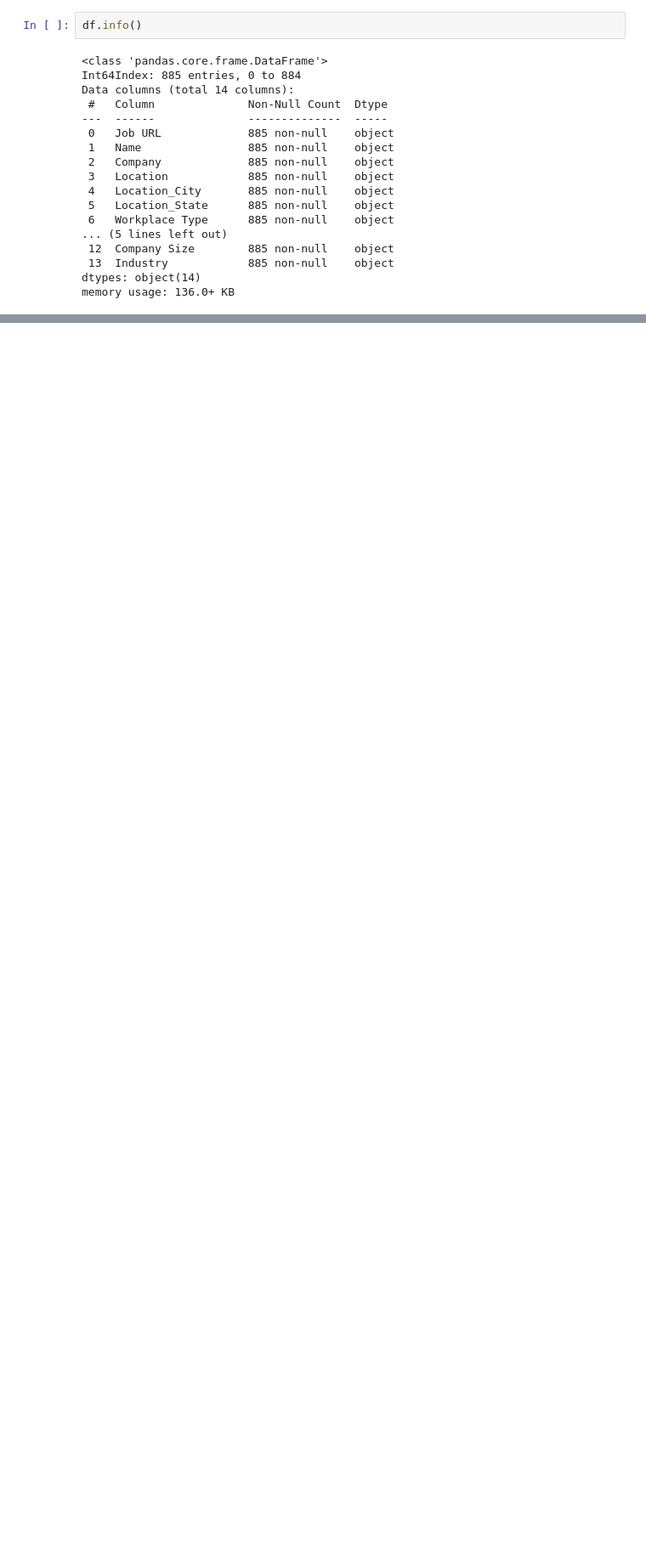
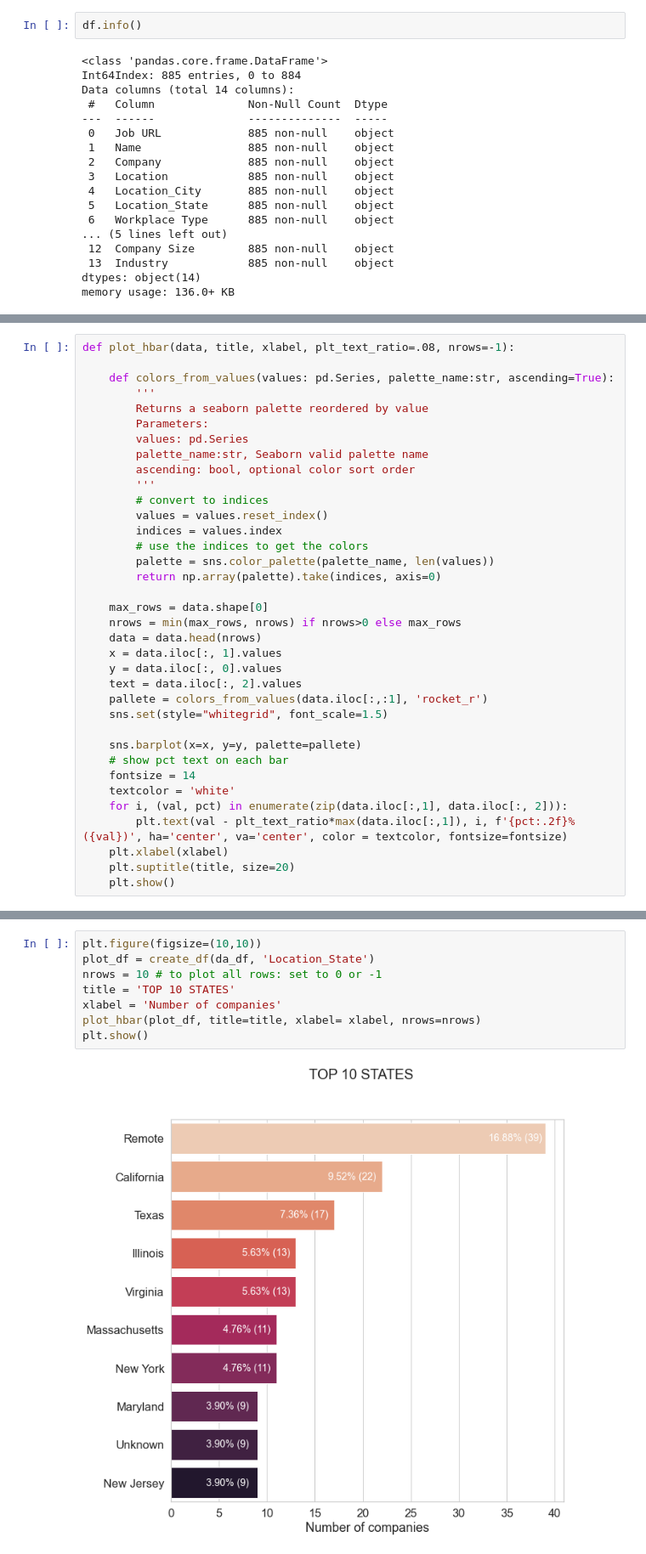
Before and after one commit to minhnnt97/linkedin-analysis, a Jupyter notebook: LinkedinJobAnalysis.ipynb, the cells around one changed output, grey strips where cells are left out. Shown: that part at 85% size. Drawn from its saved outputs; the diff is of its cells as text; blank space fills up the shorter version.

Commit message:
edit cleaning, added eda and visualization

```diff
--- a/LinkedinJobAnalysis.ipynb
+++ b/LinkedinJobAnalysis.ipynb
@@ -519,0 +563,36 @@ da_df[da_df['Level of Expertise']=='Entry level'].head()
+# %%
+def plot_hbar(data, title, xlabel, plt_text_ratio=.08, nrows=-1):
+
+    def colors_from_values(values: pd.Series, palette_name:str, ascending=True):
+        '''
+        Returns a seaborn palette reordered by value
+        Parameters:
+        values: pd.Series
+        palette_name:str, Seaborn valid palette name
+        ascending: bool, optional color sort order
+        '''
+        # convert to indices
+        values = values.reset_index()
+        indices = values.index
+        # use the indices to get the colors
+        palette = sns.color_palette(palette_name, len(values))
+        return np.array(palette).take(indices, axis=0)
+
+    max_rows = data.shape[0]
+    nrows = min(max_rows, nrows) if nrows>0 else max_rows
+    data = data.head(nrows)
+    x = data.iloc[:, 1].values
+    y = data.iloc[:, 0].values
+    text = data.iloc[:, 2].values
+    pallete = colors_from_values(data.iloc[:,:1], 'rocket_r')
+    sns.set(style="whitegrid", font_scale=1.5)
+
+    sns.barplot(x=x, y=y, palette=pallete)
+    # show pct text on each bar
+    fontsize = 14
+    textcolor = 'white'
+    for i, (val, pct) in enumerate(zip(data.iloc[:,1], data.iloc[:, 2])):
+        plt.text(val - plt_text_ratio*max(data.iloc[:,1]), i, f'{pct:.2f}% ({val})', ha='center', va='center', color = textcolor, fontsize=fontsize)
+    plt.xlabel(xlabel)
+    plt.suptitle(title, size=20)
+    plt.show()
@@ -519,0 +605,10 @@ da_df[da_df['Level of Expertise']=='Entry level'].head()
+# %%
+plt.figure(figsize=(10,10))
+plot_df = create_df(da_df, 'Location_State')
+nrows = 10 # to plot all rows: set to 0 or -1
+title = 'TOP 10 STATES'
+xlabel = 'Number of companies'
+plot_hbar(plot_df, title=title, xlabel= xlabel, nrows=nrows)
+plt.show()
+# %% [output]
+[figure, added]
```
Also changed, not shown: parts of 26 cells of this notebook.
